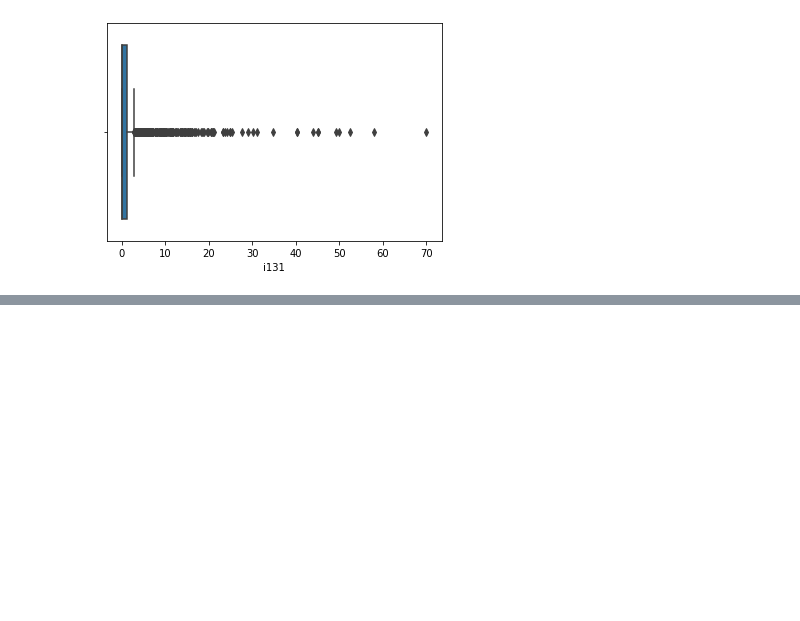
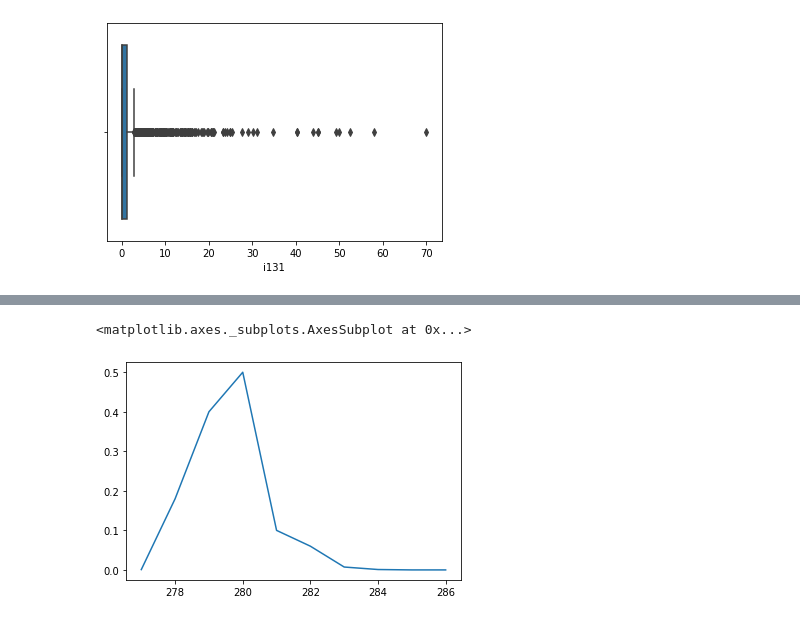
Before and after one commit to GLOrozcoM/Data_Science_Projects, a Jupyter notebook: ChernobylAirData/UnderstandConcentrations.ipynb, the cells around one changed output, grey strips where cells are left out. Drawn from its saved outputs; the diff is of its cells as text; code cells hidden in the pictures; blank space fills up the shorter version.

```diff
--- a/ChernobylAirData/UnderstandConcentrations.ipynb
+++ b/ChernobylAirData/UnderstandConcentrations.ipynb
@@ -26,0 +32,5 @@ sns.boxplot(air.i131)
+# %%
+air.loc[air.city == 'CADARACHE', 'cs134'].plot()
+# %% [output]
+<matplotlib.axes._subplots.AxesSubplot at 0x...>
+[figure, added]
```
Also changed, not shown: parts of 1 cell of this notebook, 1 other file.
